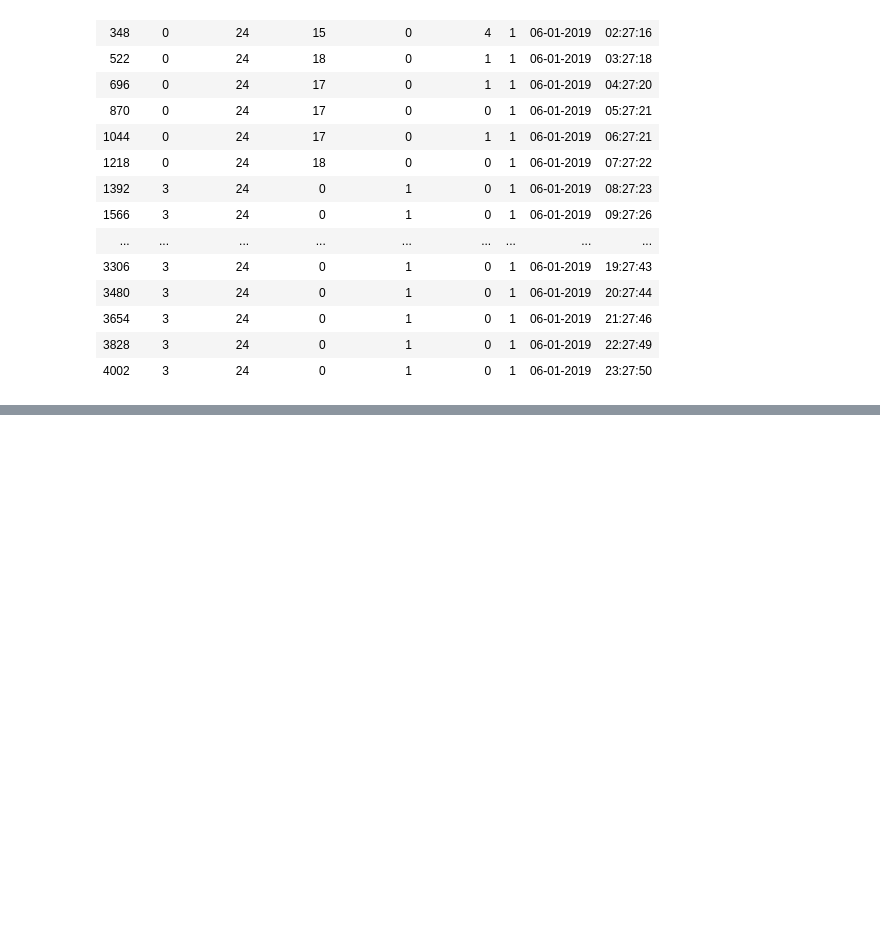
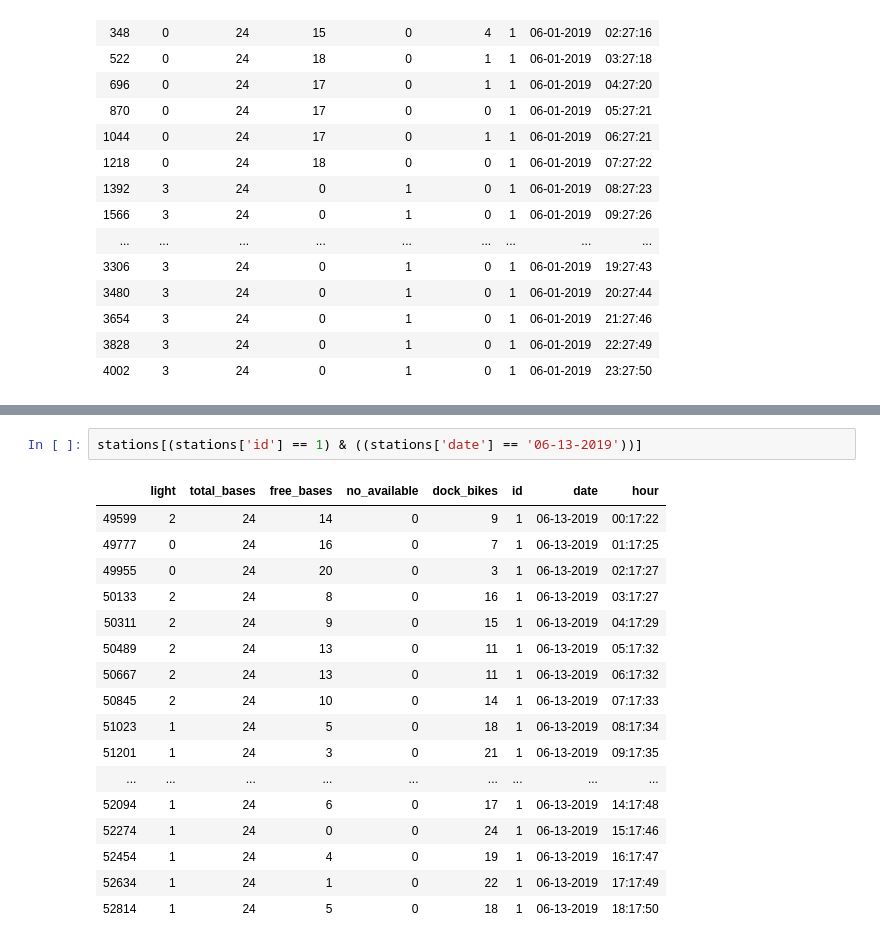
Before and after one commit to ravyoli314/EMT-project, a Jupyter notebook: analisis_estaciones.ipynb, the cells around one changed output, grey strips where cells are left out. Drawn from its saved outputs; the diff is of its cells as text; blank space fills up the shorter version.

```diff
--- a/analisis_estaciones.ipynb
+++ b/analisis_estaciones.ipynb
@@ -148,0 +174,20 @@ stations[(stations['id'] == 1) & ((stations['date'] == '06-01-2019'))]
+# %%
+stations[(stations['id'] == 1) & ((stations['date'] == '06-13-2019'))]
+# %% [output]
+|  | light | total_bases | free_bases | no_available | dock_bikes | id | date | hour |
+| 49599 | 2 | 24 | 14 | 0 | 9 | 1 | 06-13-2019 | 00:17:22 |
+| 49777 | 0 | 24 | 16 | 0 | 7 | 1 | 06-13-2019 | 01:17:25 |
+| 49955 | 0 | 24 | 20 | 0 | 3 | 1 | 06-13-2019 | 02:17:27 |
+| 50133 | 2 | 24 | 8 | 0 | 16 | 1 | 06-13-2019 | 03:17:27 |
+| 50311 | 2 | 24 | 9 | 0 | 15 | 1 | 06-13-2019 | 04:17:29 |
+| 50489 | 2 | 24 | 13 | 0 | 11 | 1 | 06-13-2019 | 05:17:32 |
+| 50667 | 2 | 24 | 13 | 0 | 11 | 1 | 06-13-2019 | 06:17:32 |
+| 50845 | 2 | 24 | 10 | 0 | 14 | 1 | 06-13-2019 | 07:17:33 |
+| 51023 | 1 | 24 | 5 | 0 | 18 | 1 | 06-13-2019 | 08:17:34 |
+| 51201 | 1 | 24 | 3 | 0 | 21 | 1 | 06-13-2019 | 09:17:35 |
+| ... | ... | ... | ... | ... | ... | ... | ... | ... |
+| 52094 | 1 | 24 | 6 | 0 | 17 | 1 | 06-13-2019 | 14:17:48 |
+| 52274 | 1 | 24 | 0 | 0 | 24 | 1 | 06-13-2019 | 15:17:46 |
+| 52454 | 1 | 24 | 4 | 0 | 19 | 1 | 06-13-2019 | 16:17:47 |
+| 52634 | 1 | 24 | 1 | 0 | 22 | 1 | 06-13-2019 | 17:17:49 |
+| 52814 | 1 | 24 | 5 | 0 | 18 | 1 | 06-13-2019 | 18:17:50 |
```
Also changed, not shown: parts of 2 cells of this notebook, 1 other file.
